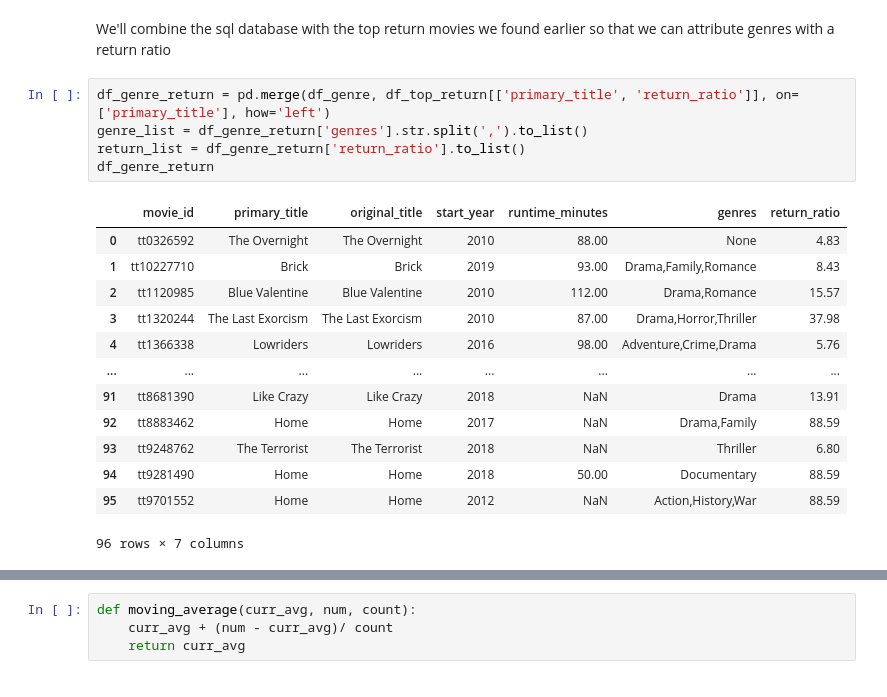
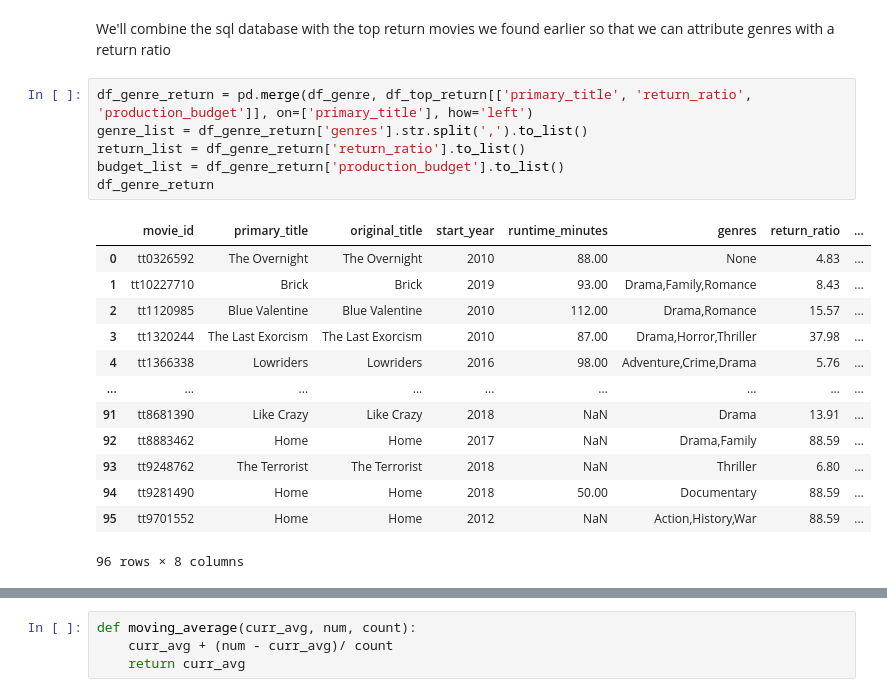
Before and after one commit to Zxhjlk/Phase2Project, a Jupyter notebook: notebooks/Genre_Analysis.ipynb, the cells around one changed output, grey strips where cells are left out. Cells and saved outputs as stored; diff of their text form.

```diff
--- a/notebooks/eddie_data_analysis.ipynb
+++ b/notebooks/Genre_Analysis.ipynb
@@ -247,24 +235,25 @@ df_movies[df_movies['original_title'].isin(top_return_movies)]
 # %% [markdown]
 We'll combine the sql database with the top return movies we found earlier so that we can attribute genres with a return ratio
 # %%
-df_genre_return = pd.merge(df_genre, df_top_return[['primary_title', 'return_ratio']], on=['primary_title'], how='left')
+df_genre_return = pd.merge(df_genre, df_top_return[['primary_title', 'return_ratio', 'production_budget']], on=['primary_title'], how='left')
 genre_list = df_genre_return['genres'].str.split(',').to_list()
 return_list = df_genre_return['return_ratio'].to_list()
+budget_list = df_genre_return['production_budget'].to_list()
 df_genre_return
 # %% [output]
-|  | movie_id | primary_title | original_title | start_year | runtime_minutes | genres | return_ratio |
-| 0 | tt0326592 | The Overnight | The Overnight | 2010 | 88.00 | None | 4.83 |
-| 1 | tt10227710 | Brick | Brick | 2019 | 93.00 | Drama,Family,Romance | 8.43 |
-| 2 | tt1120985 | Blue Valentine | Blue Valentine | 2010 | 112.00 | Drama,Romance | 15.57 |
-| 3 | tt1320244 | The Last Exorcism | The Last Exorcism | 2010 | 87.00 | Drama,Horror,Thriller | 37.98 |
-| 4 | tt1366338 | Lowriders | Lowriders | 2016 | 98.00 | Adventure,Crime,Drama | 5.76 |
-| ... | ... | ... | ... | ... | ... | ... | ... |
-| 91 | tt8681390 | Like Crazy | Like Crazy | 2018 | NaN | Drama | 13.91 |
-| 92 | tt8883462 | Home | Home | 2017 | NaN | Drama,Family | 88.59 |
-| 93 | tt9248762 | The Terrorist | The Terrorist | 2018 | NaN | Thriller | 6.80 |
-| 94 | tt9281490 | Home | Home | 2018 | 50.00 | Documentary | 88.59 |
-| 95 | tt9701552 | Home | Home | 2012 | NaN | Action,History,War | 88.59 |
+|  | movie_id | primary_title | original_title | start_year | runtime_minutes | genres | return_ratio | ... |
+| 0 | tt0326592 | The Overnight | The Overnight | 2010 | 88.00 | None | 4.83 | ... |
+| 1 | tt10227710 | Brick | Brick | 2019 | 93.00 | Drama,Family,Romance | 8.43 | ... |
+| 2 | tt1120985 | Blue Valentine | Blue Valentine | 2010 | 112.00 | Drama,Romance | 15.57 | ... |
+| 3 | tt1320244 | The Last Exorcism | The Last Exorcism | 2010 | 87.00 | Drama,Horror,Thriller | 37.98 | ... |
+| 4 | tt1366338 | Lowriders | Lowriders | 2016 | 98.00 | Adventure,Crime,Drama | 5.76 | ... |
+| ... | ... | ... | ... | ... | ... | ... | ... | ... |
+| 91 | tt8681390 | Like Crazy | Like Crazy | 2018 | NaN | Drama | 13.91 | ... |
+| 92 | tt8883462 | Home | Home | 2017 | NaN | Drama,Family | 88.59 | ... |
+| 93 | tt9248762 | The Terrorist | The Terrorist | 2018 | NaN | Thriller | 6.80 | ... |
+| 94 | tt9281490 | Home | Home | 2018 | 50.00 | Documentary | 88.59 | ... |
+| 95 | tt9701552 | Home | Home | 2012 | NaN | Action,History,War | 88.59 | ... |
-96 rows × 7 columns
+96 rows × 8 columns
 # %%
 df_genre_return.mean(numeric_only=True)
 # %% [output]
```
Also changed, not shown: parts of 10 cells of this notebook, 14 other files.
